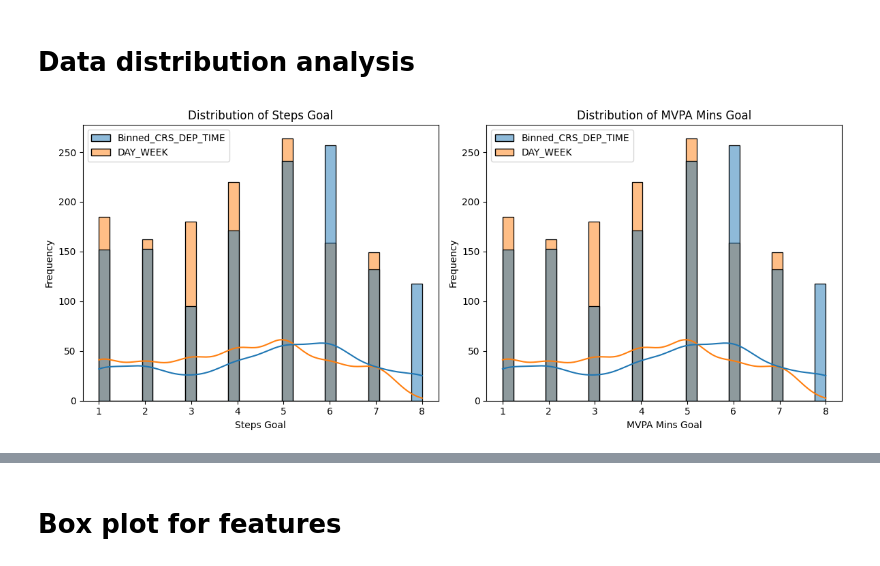
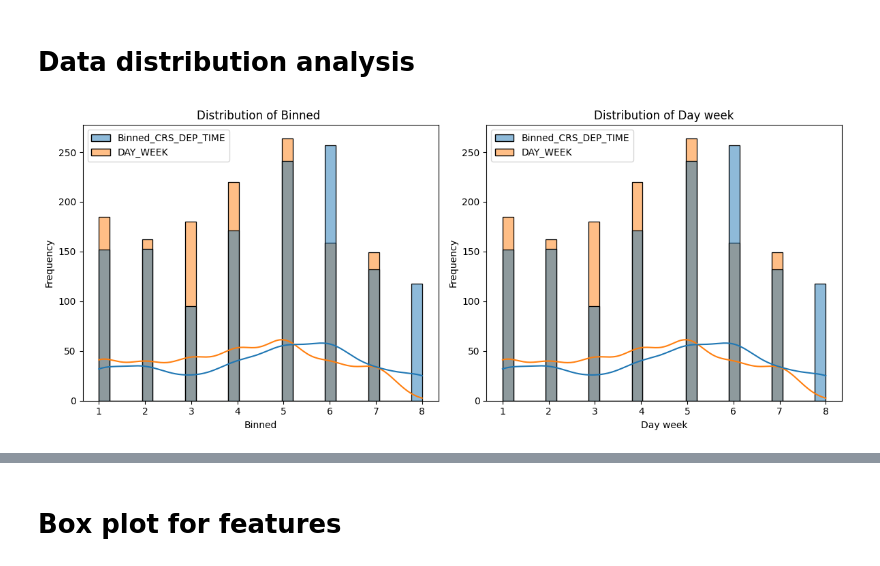
Before and after one commit to aliowx/activity-goal-prediction, a Jupyter notebook: notebook/final_model_notebook.ipynb, the cells around one changed output, grey strips where cells are left out. Cells and saved outputs as stored; diff of their text form; code cells hidden in the pictures.

```diff
--- a/notebook/final_model_notebook.ipynb
+++ b/notebook/final_model_notebook.ipynb
@@ -117,20 +117,20 @@ logger.info("The Weather Drop in data ")
 # %%
 plt.figure(figsize=(12, 5))
 plt.subplot(1, 2, 1)
 sns.histplot(df, bins=30, kde=True, color='#1f77b4')
-plt.title('Distribution of Steps Goal')
-plt.xlabel('Steps Goal')
+plt.title('Distribution of Binned ')
+plt.xlabel('Binned')
 plt.ylabel('Frequency')
 
 plt.subplot(1, 2, 2)
 sns.histplot(df, bins=30, kde=True, color='#ff7f0e')
-plt.title('Distribution of MVPA Mins Goal')
-plt.xlabel('MVPA Mins Goal')
+plt.title('Distribution of Day week')
+plt.xlabel('Day week')
 plt.ylabel('Frequency')
 
 plt.tight_layout()
 plt.savefig('../photo/distribution_targets.png')
 plt.show()
 logger.info("Target distribution plots saved as '../photo/distribution_targets.png'")
 # %% [output]
-[figure, old version]
+[figure, new version]
```
Also changed, not shown: parts of 2 cells of this notebook, 1 other file.
